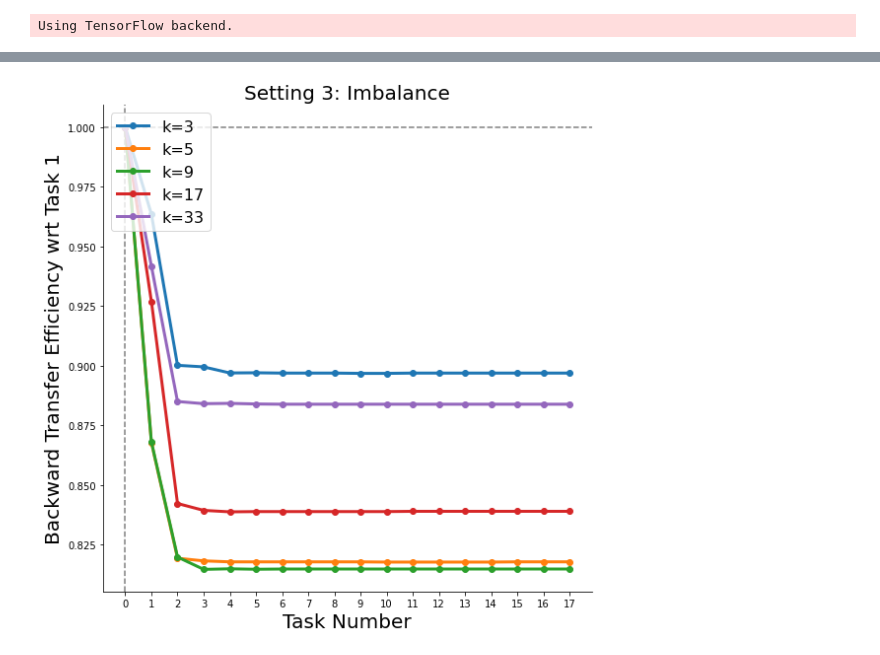
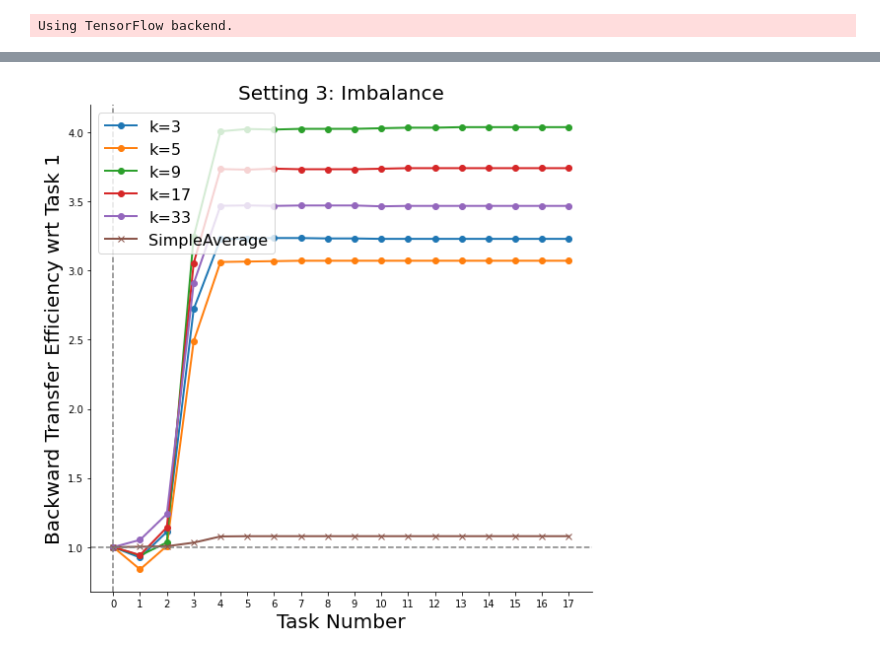
Before and after one commit to latasianguy/progressive-learning, a Jupyter notebook: benchmarks/parity_experiment/KNNClassificationDeciderExperiments/experiment-moving_adversarial_backwards_KNN.ipynb, the cells around one changed output, grey strips where cells are left out. Saved outputs shown, nothing was run; the diff lists cells and outputs as text; code cells hidden in the pictures.

Commit message:
combine notebooks for SimpleAverage and KNNClassificationDecider

```diff
--- a/benchmarks/parity_experiment/KNNClassificationDeciderExperiments/experiment-moving_adversarial_backwards_KNN.ipynb
+++ b/benchmarks/parity_experiment/KNNClassificationDeciderExperiments/experiment-moving_adversarial_backwards_KNN.ipynb
@@ -107,10 +107,10 @@ def experiment_BTE_imbalance(samples_task_1, samples_task_2, n_test, n_trees, ma
     return errors
 # %%
 # Set up the tree parameters.
-mc_rep = 250
+mc_rep = 10
 n_test = 100
 n_trees = 10
-n_sample_size = 100
+n_sample_size = 1000
 max_depth = 10
 
 # Set up the data parameters.
@@ -122,8 +122,8 @@ means_2.reverse()
 k_neighbors = [3,5,9,17,33]
 
 # Set up sample sizes.
-samples_task_1 = 100
-samples_task_2 = 100
+samples_task_1 = 1000
+samples_task_2 = 1000
 # %%
 # Initiate error arrays
 mean_error_bte = np.zeros((len(k_neighbors), len(means_1) + len(means_2)))
@@ -167,0 +203,19 @@ for i, n1 in enumerate(k_neighbors):
+# %%
+# Initiate error arrays
+mean_error_bte_imbalanced_SimpleAverage = np.zeros((1, len(means_1) + len(means_2)))
+std_error_bte_imbalanced_SimpleAverage = np.zeros((1, len(means_1) + len(means_2)))
+
+# Initiate transfer efficiency arrays
+mean_bte_imbalanced_SimpleAverage = np.zeros((1, len(means_1) + len(means_2)))
+
+# Create the error.
+error = np.array(
+    Parallel(n_jobs=-1, verbose=1)(
+        delayed(experiment_BTE_imbalance_SimpleAverage)(
+            samples_task_1, samples_task_2, n_test, n_trees,
+            max_depth, corr, means_1[0], means_2) for _ in range(mc_rep)
+        )
+    )
+
+mean_error_bte_imbalanced_SimpleAverage = np.mean(error, axis=0)
+mean_bte_imbalanced_SimpleAverage[0] = mean_error_bte_imbalanced_SimpleAverage[0] / mean_error_bte_imbalanced_SimpleAverage
@@ -168,31 +226,32 @@ for i, n1 in enumerate(k_neighbors):
 # %%
 # Create empty Euclidean distance.
 ran = np.arange((mean_bte).shape[1])
-labels = ['k=3','k=5','k=9','k=17','k=33']
+labels = ['k=3','k=5','k=9','k=17','k=33', 'SimpleAverage']
 
 # Plot the BTEs
 fig, ax = plt.subplots(1, 1, figsize=(8, 8))
-ax.plot(ran, mean_bte[0], ls="-", lw=3, marker='o')
-ax.plot(ran, mean_bte[1], ls="-", lw=3, marker='o')
-ax.plot(ran, mean_bte[2], ls="-", lw=3, marker='o')
-ax.plot(ran, mean_bte[3], ls="-", lw=3, marker='o')
-ax.plot(ran, mean_bte[4], ls="-", lw=3, marker='o')
+ax.plot(ran, mean_bte[0], ls="-", lw=2, marker='o')
+ax.plot(ran, mean_bte[1], ls="-", lw=2, marker='o')
+ax.plot(ran, mean_bte[2], ls="-", lw=2, marker='o')
+ax.plot(ran, mean_bte[3], ls="-", lw=2, marker='o')
+ax.plot(ran, mean_bte[4], ls="-", lw=2, marker='o')
+ax.plot(ran, mean_bte_imbalanced_SimpleAverage[0], lw=2, marker='x')
 
 ax.set_ylabel("Backward Transfer Efficiency wrt Task 1", fontsize=20)
 ax.legend(labels, loc="upper left", fontsize=16, frameon=True)
 ax.set_xlabel("Task Number", fontsize=20)
 ax.axvline(x=0, c="gray", linewidth=1.5, linestyle="dashed")
 ax.axhline(y=1, c="gray", linewidth=1.5, linestyle="dashed")
 ax.set_xticks(ran)
 ax.set_title('Setting 3: Imbalance', fontsize=20)
 
 right_side = ax.spines["right"]
 right_side.set_visible(False)
 top_side = ax.spines["top"]
 top_side.set_visible(False)
 plt.tight_layout()
 # %% [output]
-[figure, old version]
+[figure, new version]
 # %%
 def experiment_BTE_balance(samples_task_1, samples_task_2, n_test, n_trees, max_depth, corr,
                    means_1, means_2,k_neighbors, acorn=None):
```
Also changed, not shown: parts of 8 cells of this notebook, 7 other files.
